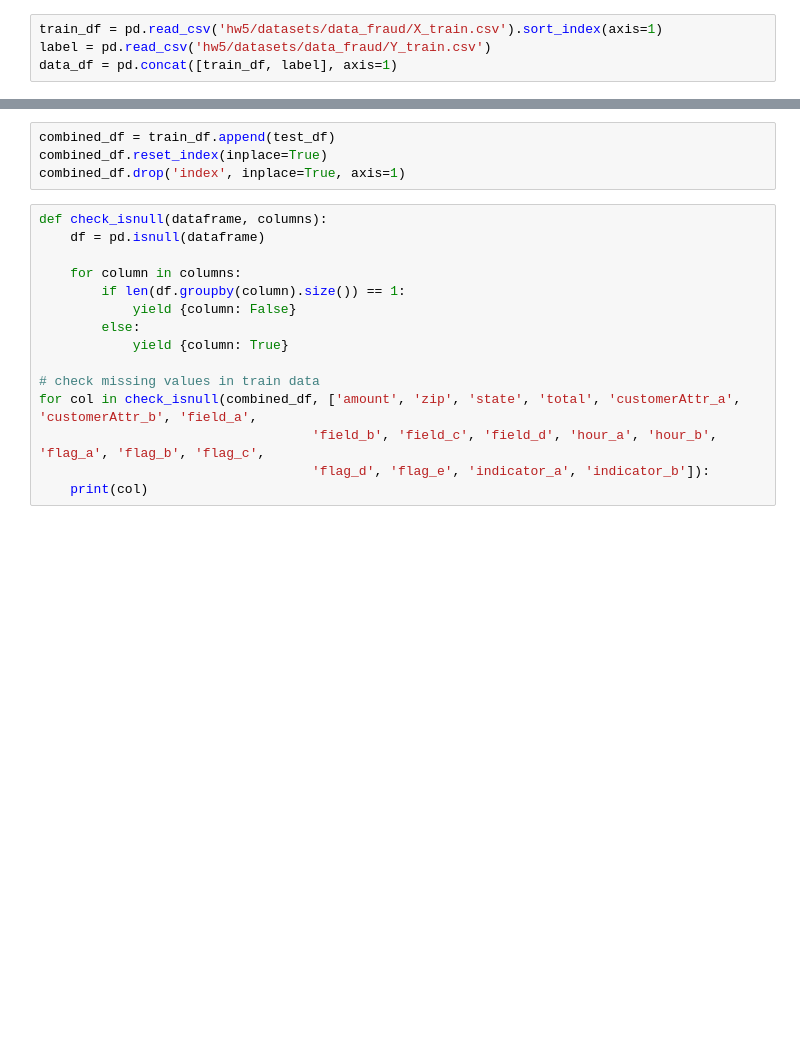
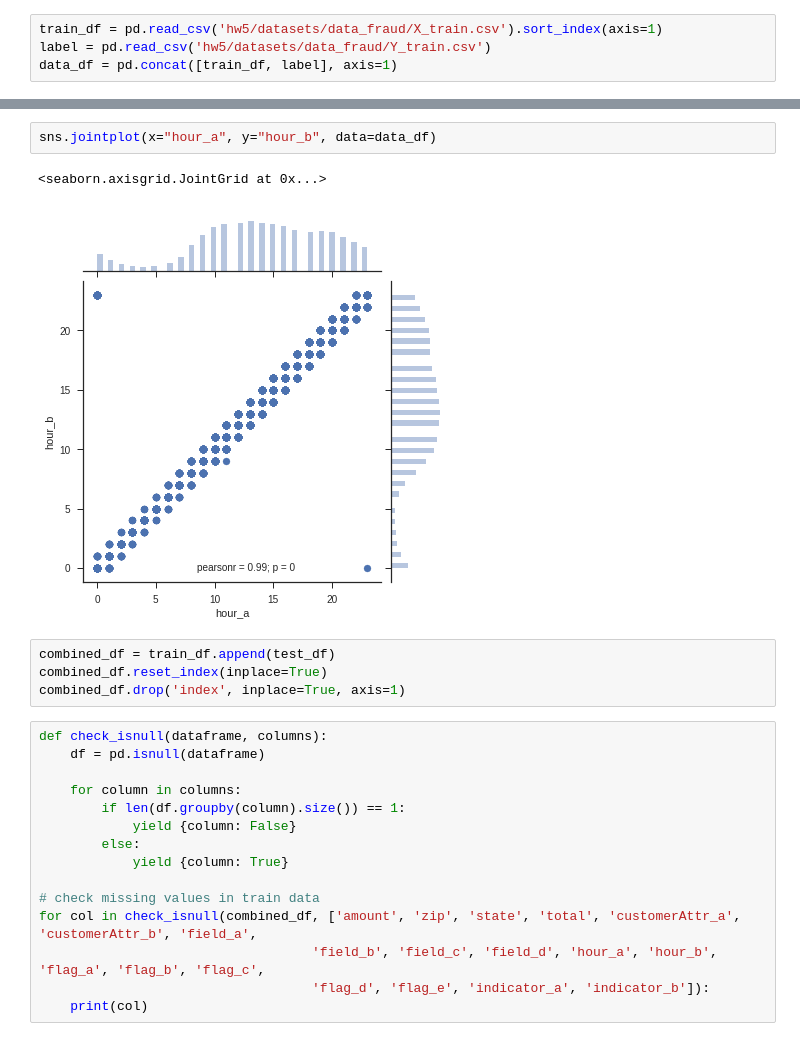
Before and after one commit to siavashkavousi/DM-course, a Jupyter notebook: hw5/fraud.ipynb, the cells around one changed output, grey strips where cells are left out. Drawn from its saved outputs; the diff is of its cells as text; blank space fills up the shorter version.

```diff
--- a/hw5/fraud.ipynb
+++ b/hw5/fraud.ipynb
@@ -82,3 +98,8 @@ plt.legend()
+# %%
+sns.jointplot(x="hour_a", y="hour_b", data=data_df)
+# %% [output]
+<seaborn.axisgrid.JointGrid at 0x...>
+[figure, added]
 # %%
 combined_df = train_df.append(test_df)
 combined_df.reset_index(inplace=True)
```
Also changed, not shown: parts of 8 cells of this notebook.
